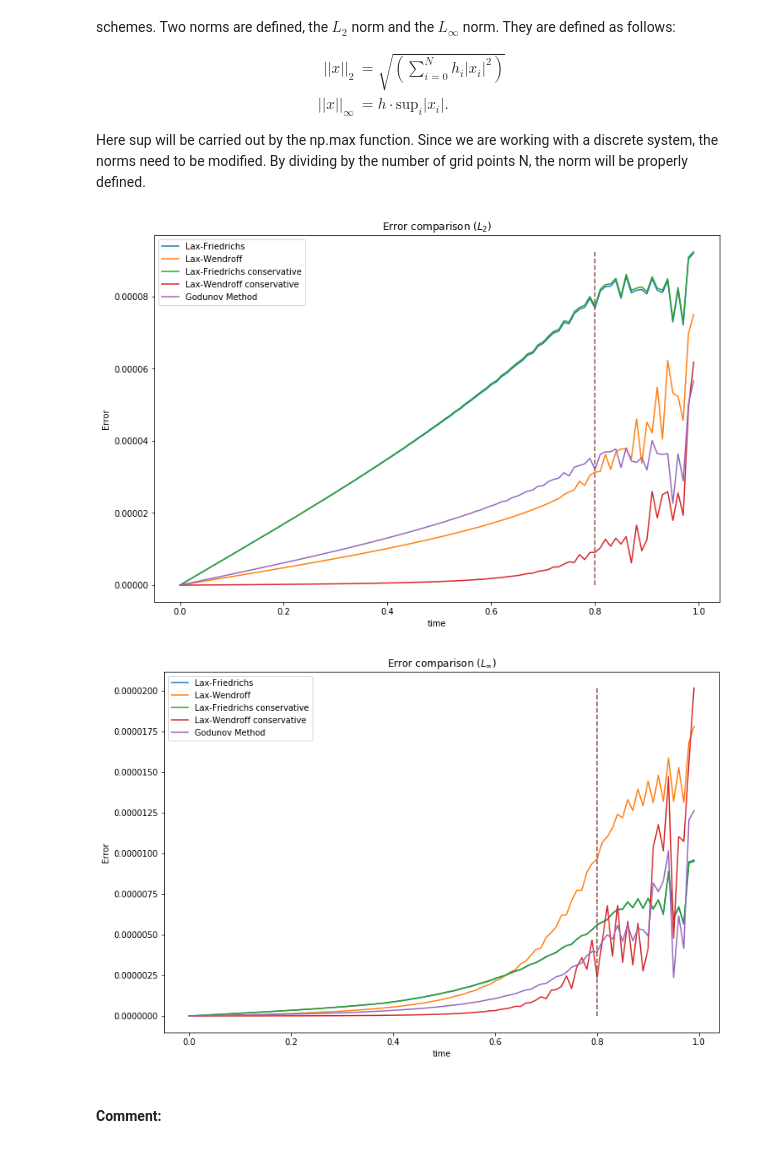
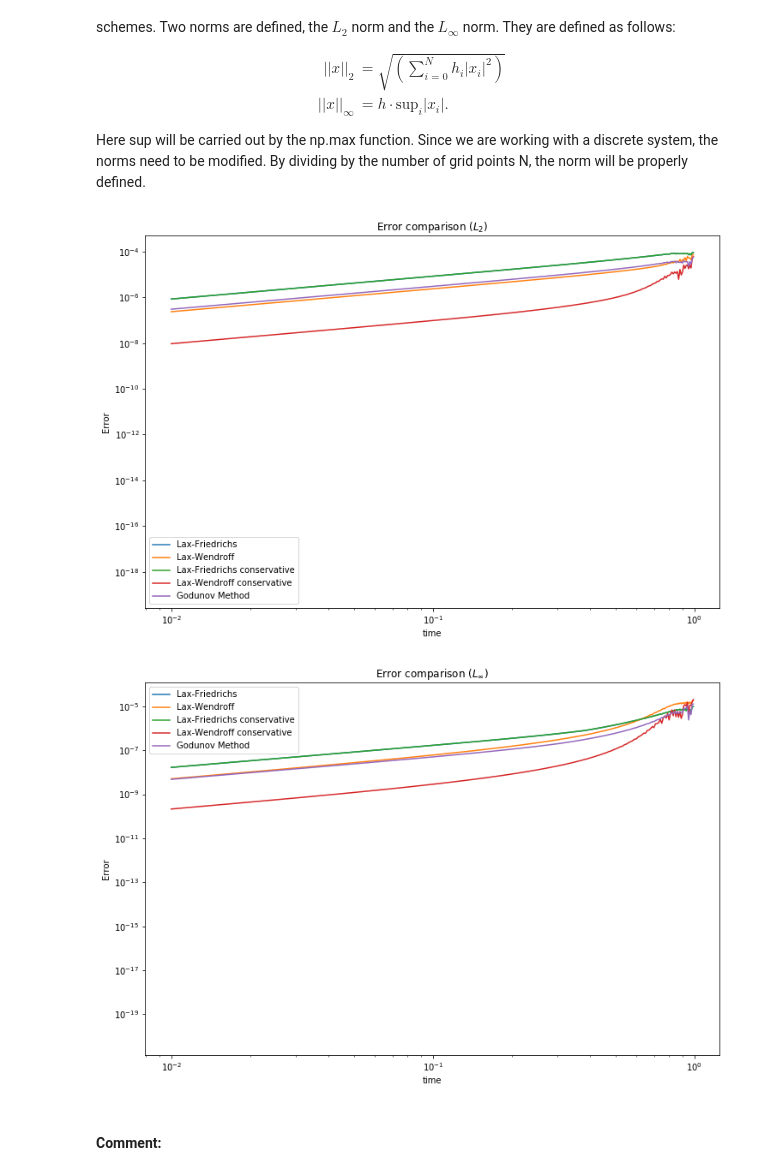
Before and after one commit to btemoshir/TrafficJam, a Jupyter notebook: TrafficFlowCollaborative-RobCopy1.ipynb, the cells around one changed output. Cells and saved outputs as stored; diff of their text form; code cells hidden in the pictures.

```diff
--- a/TrafficFlowCollaborative-RobCopy1.ipynb
+++ b/TrafficFlowCollaborative-RobCopy1.ipynb
@@ -664,35 +664,37 @@ def compare(norm=L2, plot=True):
 
         #Interpolate the Lagrange solution to compare it to the
         #others. Also update the p-vectors for the schemes.
         for scheme in schemes:
             interp = np.interp(x0, p_dict[Lagrange].v, pL, period=1)
             diff_dict[scheme].append(norm(interp, p_dict[scheme].v))
             p_dict[scheme].update(scheme)
         #Update the Lagrange solution
         p_dict[Lagrange].update(Lagrange)
 
     #Maximum error value for collapse plotting.
     if plot:
         max_val = 0
         for scheme in schemes:
             plt.plot(time, diff_dict[scheme], label=scheme.str)
             if np.max(diff_dict[scheme]) > max_val:
                 max_val = np.max(diff_dict[scheme])
         #Plot collapse line
         if t_collapse != 0:
             plt.plot([t_collapse, t_collapse], [0,max_val], "--")
         plt.legend()
+        plt.yscale('log')
+        plt.xscale('log')
         plt.show()
     if not plot:
         return diff_dict
 
 
 
 compare()
 compare(L_inf)
 # %% [output]
-[figure, old version]
+[figure, new version]
-[figure, old version]
+[figure, new version]
 # %% [markdown]
 #### Comment:
 # %%
```
Also changed, not shown: parts of 2 cells of this notebook.
